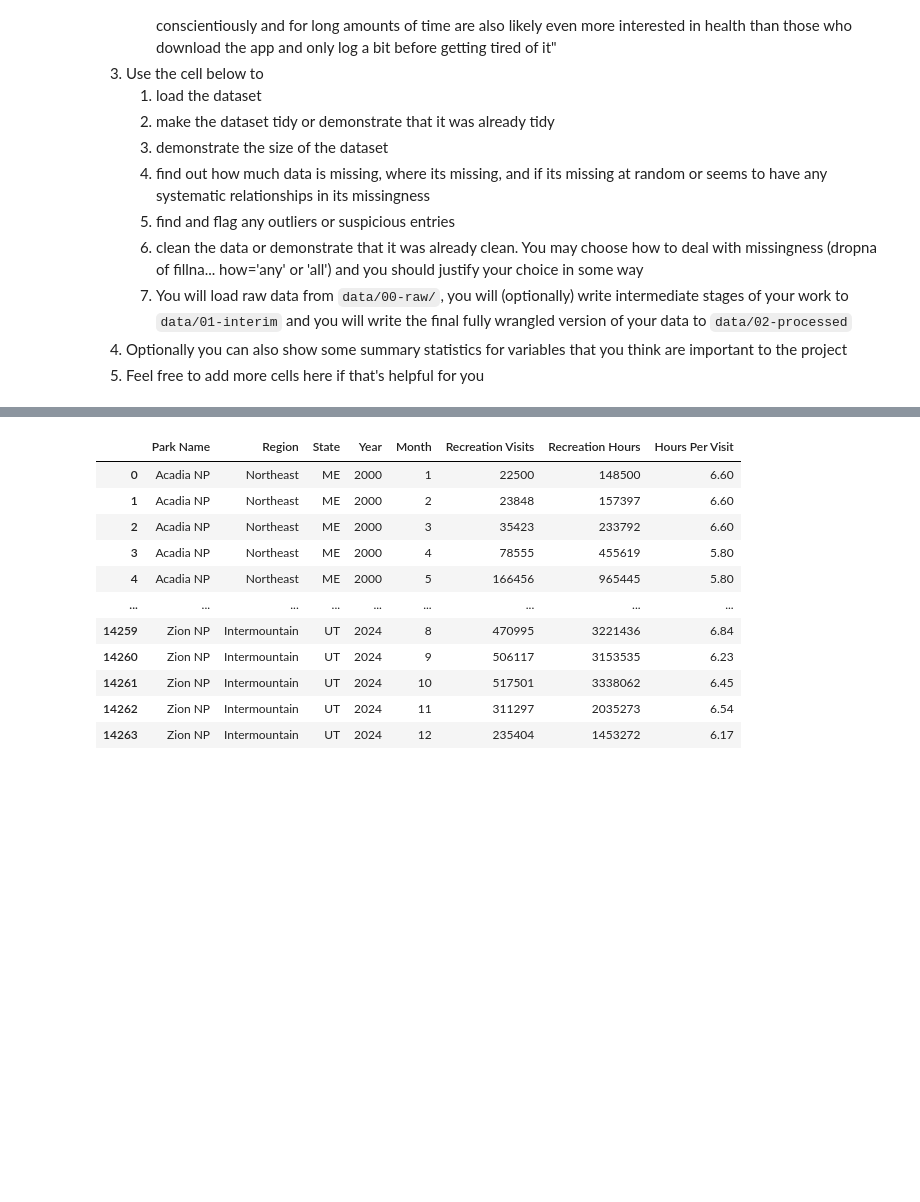
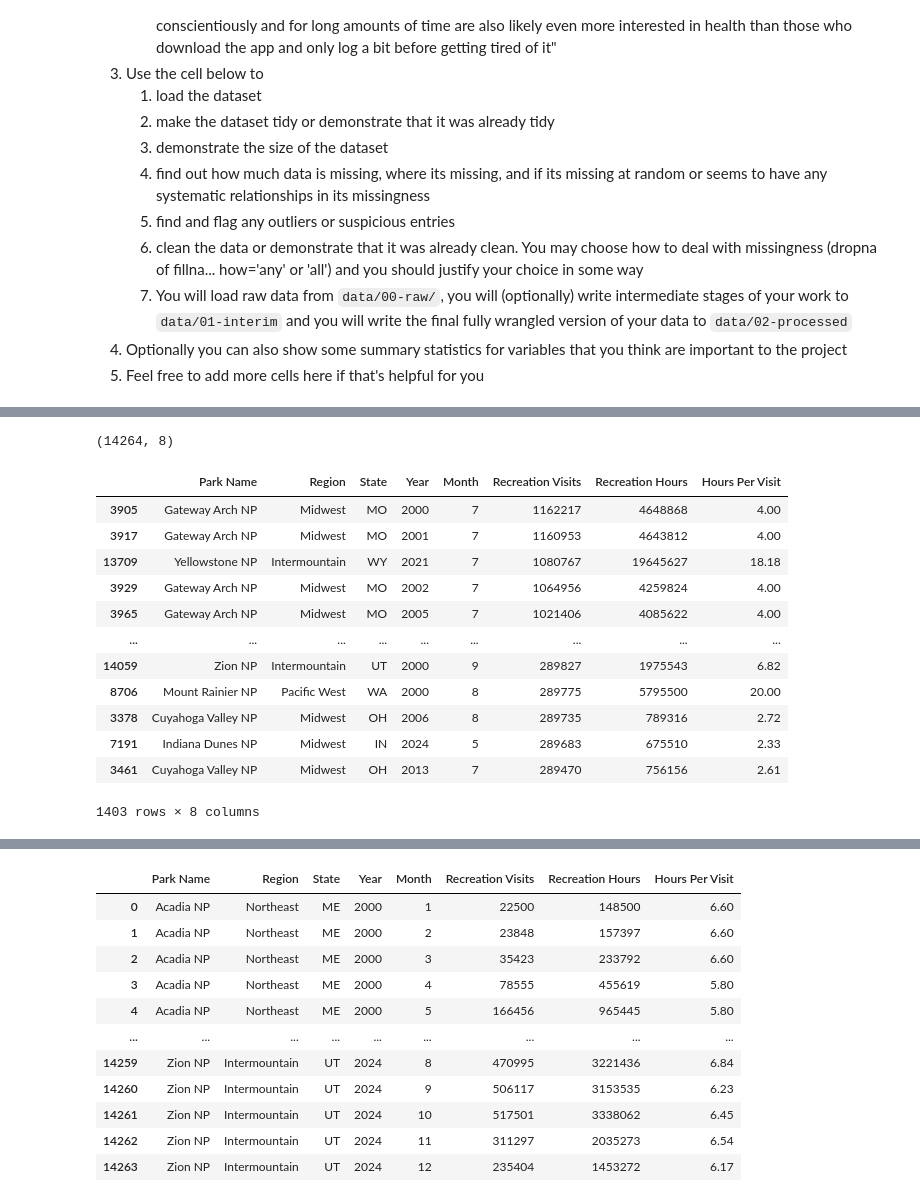
Before and after one commit to COGS108/Group112_WI26, a Jupyter notebook: 01-DataCheckpoint.ipynb, the cells around one changed output, grey strips where cells are left out. Cells and saved outputs as stored; diff of their text form; code cells hidden in the pictures; blank space fills up the shorter version.

Commit message:
Fully completed data cleaning and showed some summary statistics

```diff
--- a/01-DataCheckpoint.ipynb
+++ b/01-DataCheckpoint.ipynb
@@ -223,0 +192,62 @@ national_parks_cleaned.to_csv(processed_path, index = False)
+# %%
+## Finding if there is missing values
+national_parks_cleaned.isna().sum()
+
+## Finding where the missing value exists
+national_parks_cleaned[national_parks_cleaned.isna().any(axis=1)]
+
+# 	Park Name	Region	State	Year	Month	Recreation Visits	Recreation Hours	Hours Per Visit
+# 543	Arches NP	Intermountain	UT	2020	4	0	0	NaN
+# 1143	Big Bend NP	Intermountain	TX	2020	4	0	0	NaN
+# 1144	Big Bend NP	Intermountain	TX	2020	5	0	0	NaN
+# 1146	Big Bend NP	Intermountain	TX	2020	7	0	0	NaN
+# 2043	Canyonlands NP	Intermountain	UT	2020	4	0	0	NaN
+# ...	...	...	...	...	...	...	...	...
+# 13094	White Sands NP	Intermountain	NM	2020	4	0	0	NaN
+# 13095	White Sands NP	Intermountain	NM	2020	5	0	0	NaN
+# 13694	Yellowstone NP	Intermountain	WY	2020	4	0	0	NaN
+# 13994	Yosemite NP	Pacific West	CA	2020	4	0	0	NaN
+# 13995	Yosemite NP	Pacific West	CA	2020	5	0	0	NaN
+# 84 rows × 8 columns
+
+# These are the rows that includes N/A data. All of the data is for the Hours Per Visits column. This is not an error instead we can see a trend
+# that all of these happens during 2020 which is the covid year, so the park most likely closed due to COVID restrictions. Therefore, there is
+# 0 visits and 0 hours. Since Hours Per Visit is defined by Hours/Visits so showing NaN is expected. We are going to remove these rows as it
+# doesn't provide any insights for our analysis. Since this shows policy changes and not visitor behaviors.
+
+## Only keeping the rows that has recreation visists that is larger than 0
+national_parks_cleaned = national_parks_cleaned[national_parks_cleaned["Recreation Visits"] > 0]
+
+## New Size
+national_parks_cleaned.shape # (14264, 8)
+# %% [output]
+(14264, 8)
+# %%
+## Developing a IQR range to flag outliers (For the Recreation visits)
+Q1 = national_parks_cleaned['Recreation Visits'].quantile(0.25)
+Q3 = national_parks_cleaned['Recreation Visits'].quantile(0.75)
+
+## Calculating the IQR
+IQR = Q3 - Q1
+
+## Constructing an upperbound
+upper_bound = Q3 + 1.5 * IQR
+
+## Flag outliers
+visits_outliers = national_parks_cleaned[national_parks_cleaned['Recreation Visits'] > upper_bound]
+## Showing the highest outliers
+visits_outliers.sort_values('Recreation Visits', ascending = False)
+# %% [output]
+|  | Park Name | Region | State | Year | Month | Recreation Visits | Recreation Hours | Hours Per Visit |
+| 3905 | Gateway Arch NP | Midwest | MO | 2000 | 7 | 1162217 | 4648868 | 4.00 |
+| 3917 | Gateway Arch NP | Midwest | MO | 2001 | 7 | 1160953 | 4643812 | 4.00 |
+| 13709 | Yellowstone NP | Intermountain | WY | 2021 | 7 | 1080767 | 19645627 | 18.18 |
+| 3929 | Gateway Arch NP | Midwest | MO | 2002 | 7 | 1064956 | 4259824 | 4.00 |
+| 3965 | Gateway Arch NP | Midwest | MO | 2005 | 7 | 1021406 | 4085622 | 4.00 |
+| ... | ... | ... | ... | ... | ... | ... | ... | ... |
+| 14059 | Zion NP | Intermountain | UT | 2000 | 9 | 289827 | 1975543 | 6.82 |
+| 8706 | Mount Rainier NP | Pacific West | WA | 2000 | 8 | 289775 | 5795500 | 20.00 |
+| 3378 | Cuyahoga Valley NP | Midwest | OH | 2006 | 8 | 289735 | 789316 | 2.72 |
+| 7191 | Indiana Dunes NP | Midwest | IN | 2024 | 5 | 289683 | 675510 | 2.33 |
+| 3461 | Cuyahoga Valley NP | Midwest | OH | 2013 | 7 | 289470 | 756156 | 2.61 |
+1403 rows × 8 columns
```
Also changed, not shown: parts of 6 cells of this notebook.
